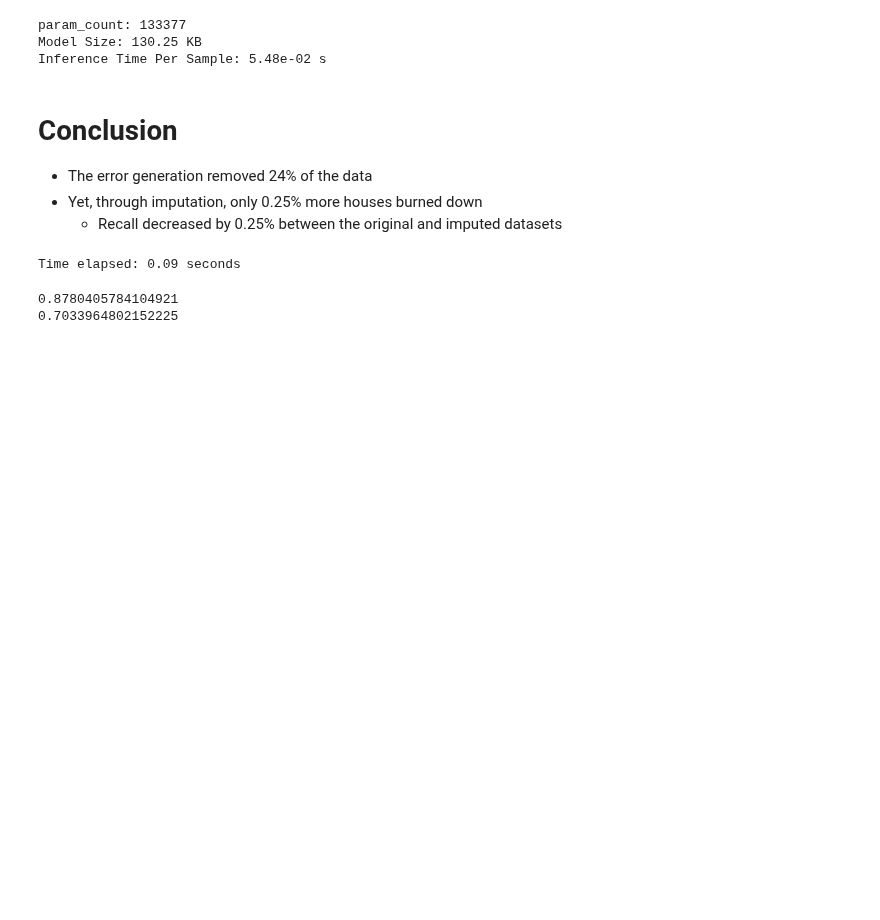
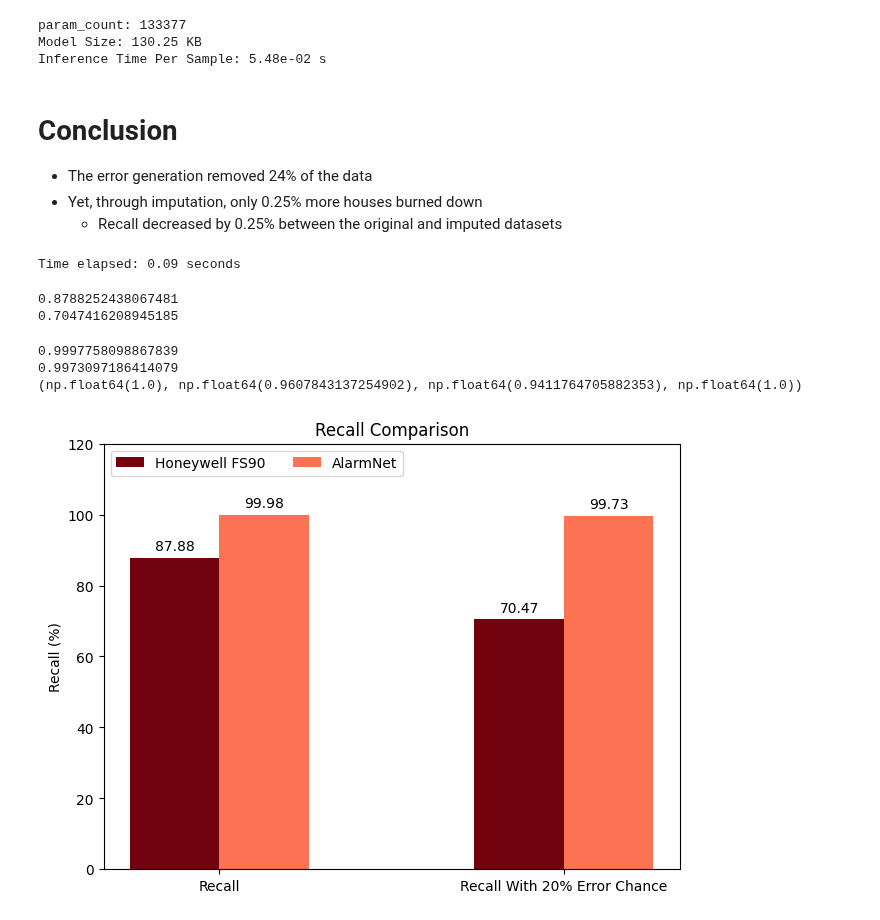
Before and after one commit to jaskinkabir/Intro_ML_Project, a Jupyter notebook: Proj.ipynb, the cells around one changed output. Drawn from its saved outputs; the diff is of its cells as text; code cells hidden in the pictures; blank space fills up the shorter version.

Commit message:
Plotted honeywell simulation

```diff
--- a/Proj.ipynb
+++ b/Proj.ipynb
@@ -460,8 +455,60 @@ error_mask = np.random.rand(test_size) < error_chance
 Y_pred = Y_test_5f == pred_mask
 Y_pred_error = Y_pred & ~error_mask
 
-print(recall_score(Y_test_5f, Y_pred))
-print(recall_score(Y_test_5f, Y_pred_error))
+honeywell_recall = recall_score(Y_test_5f, Y_pred)
+honeywell_recall_error = recall_score(Y_test_5f, Y_pred_error)
+
+print(honeywell_recall)
+print(honeywell_recall_error)
 # %% [output]
-0.8780405784104921
-0.7033964802152225
+0.8788252438067481
+0.7047416208945185
+# %%
+import matplotlib.pyplot as plt
+import matplotlib
+
+
+
+alarmnet_recall = dropped_model_5.get_results()['recall']
+print(alarmnet_recall)
+alarmnet_recall_error = imputed_error_model.get_results()['recall']
+print(alarmnet_recall_error)
+
+def percentify(x):
+    return round((x*100), 2)
+
+metrics = ['Recall', 'Recall With 20% Error Chance']
+data = {
+    "Honeywell FS90": [percentify(honeywell_recall), percentify(honeywell_recall_error)],
+    "AlarmNet" : [percentify(alarmnet_recall), percentify(alarmnet_recall_error)]
+}
+x = np.arange(len(metrics))
+width = 0.26
+multiplier = 0
+fig, ax = plt.subplots(layout='constrained')
+reds = plt.get_cmap('Reds')
+
+colors = [reds(250), reds(120)]
+
+print(reds(0,1))
+
+for model, measurement in data.items():
+    color = reds(multiplier/len(data))
+    offset = width * multiplier
+    rects = ax.bar(x + offset, measurement, width, label=model, color=colors[multiplier])
+    ax.bar_label(rects, padding=3)
+    multiplier += 1
+
+# Add some text for labels, title and custom x-axis tick labels, etc.
+plt.set_cmap('Reds')
+ax.set_ylabel('Recall (%)')
+ax.set_title('Recall Comparison')
+ax.set_xticks(x + width/2, metrics)
+ax.legend(loc='upper left', ncols=2)
+ax.set_ylim(0, 120)
+plt.set_cmap('Reds')
+# %% [output]
+0.9997758098867839
+0.9973097186414079
+(np.float64(1.0), np.float64(0.9607843137254902), np.float64(0.9411764705882353), np.float64(1.0))
+[figure, added]
```
Also changed, not shown: parts of 2 cells of this notebook.
